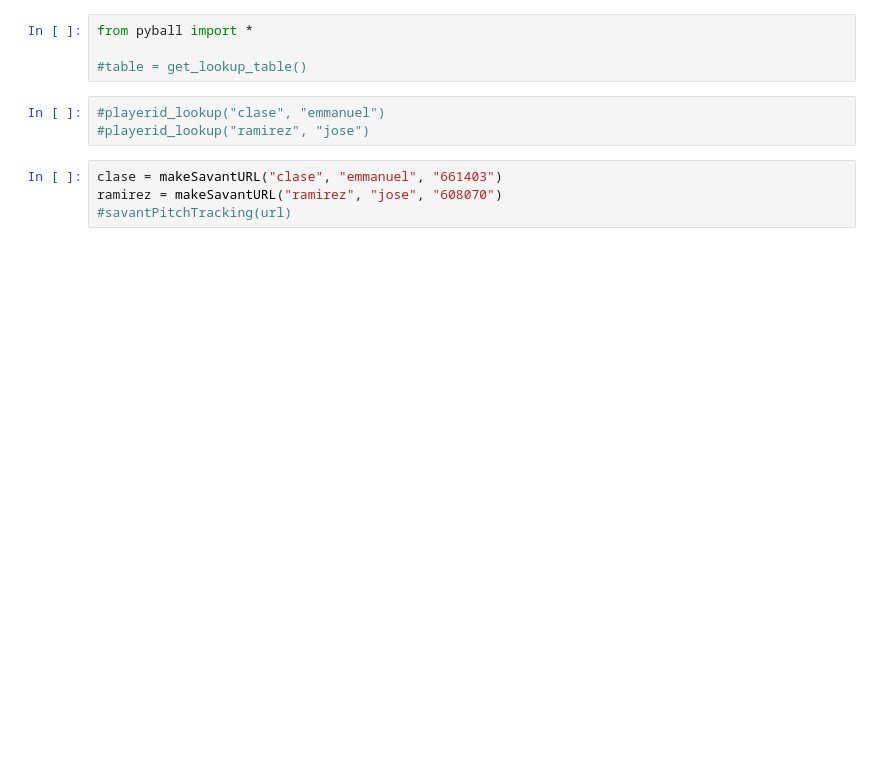
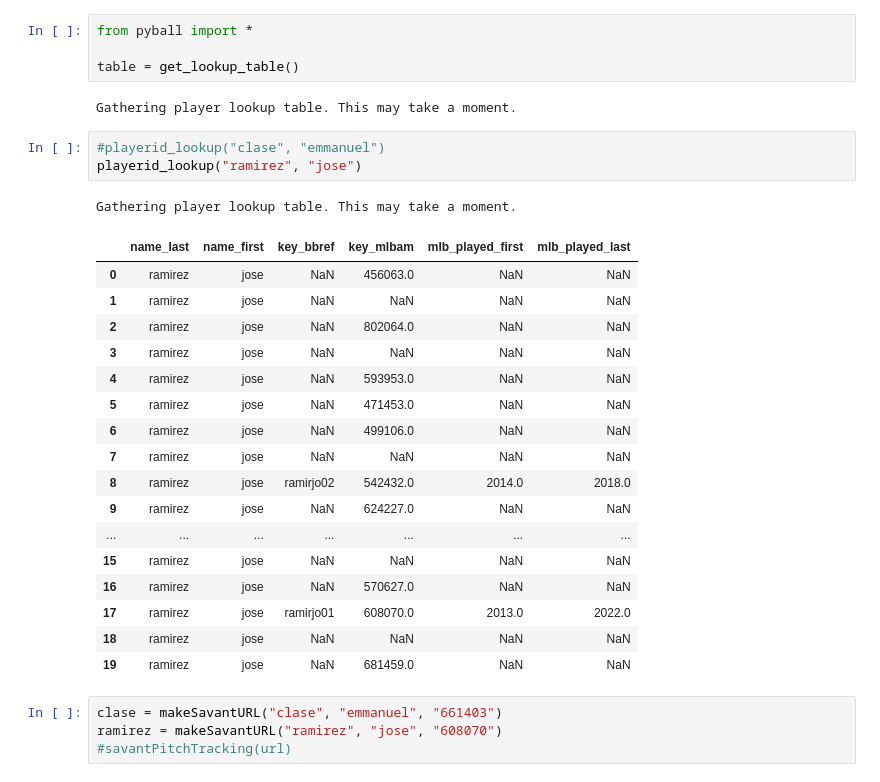
Before and after one commit to gdifiore/MLBResearch, a Jupyter notebook: Parse_BBRef_Table/bbref_table.ipynb, the cells around one changed output. Cells and saved outputs as stored; diff of their text form; blank space fills up the shorter version.

```diff
--- a/Parse_BBRef_Table/bbref_table.ipynb
+++ b/Parse_BBRef_Table/bbref_table.ipynb
@@ -1,10 +1,31 @@
 # %%
 from pyball import *
 
-#table = get_lookup_table()
+table = get_lookup_table()
+# %% [output]
+Gathering player lookup table. This may take a moment.
 # %%
 #playerid_lookup("clase", "emmanuel")
-#playerid_lookup("ramirez", "jose")
+playerid_lookup("ramirez", "jose")
+# %% [output]
+Gathering player lookup table. This may take a moment.
+|  | name_last | name_first | key_bbref | key_mlbam | mlb_played_first | mlb_played_last |
+| 0 | ramirez | jose | NaN | 456063.0 | NaN | NaN |
+| 1 | ramirez | jose | NaN | NaN | NaN | NaN |
+| 2 | ramirez | jose | NaN | 802064.0 | NaN | NaN |
+| 3 | ramirez | jose | NaN | NaN | NaN | NaN |
+| 4 | ramirez | jose | NaN | 593953.0 | NaN | NaN |
+| 5 | ramirez | jose | NaN | 471453.0 | NaN | NaN |
+| 6 | ramirez | jose | NaN | 499106.0 | NaN | NaN |
+| 7 | ramirez | jose | NaN | NaN | NaN | NaN |
+| 8 | ramirez | jose | ramirjo02 | 542432.0 | 2014.0 | 2018.0 |
+| 9 | ramirez | jose | NaN | 624227.0 | NaN | NaN |
+| ... | ... | ... | ... | ... | ... | ... |
+| 15 | ramirez | jose | NaN | NaN | NaN | NaN |
+| 16 | ramirez | jose | NaN | 570627.0 | NaN | NaN |
+| 17 | ramirez | jose | ramirjo01 | 608070.0 | 2013.0 | 2022.0 |
+| 18 | ramirez | jose | NaN | NaN | NaN | NaN |
+| 19 | ramirez | jose | NaN | 681459.0 | NaN | NaN |
 # %%
 clase = makeSavantURL("clase", "emmanuel", "661403")
 ramirez = makeSavantURL("ramirez", "jose", "608070")
```
Also changed, not shown: parts of 1 cell of this notebook, 5 other files.
